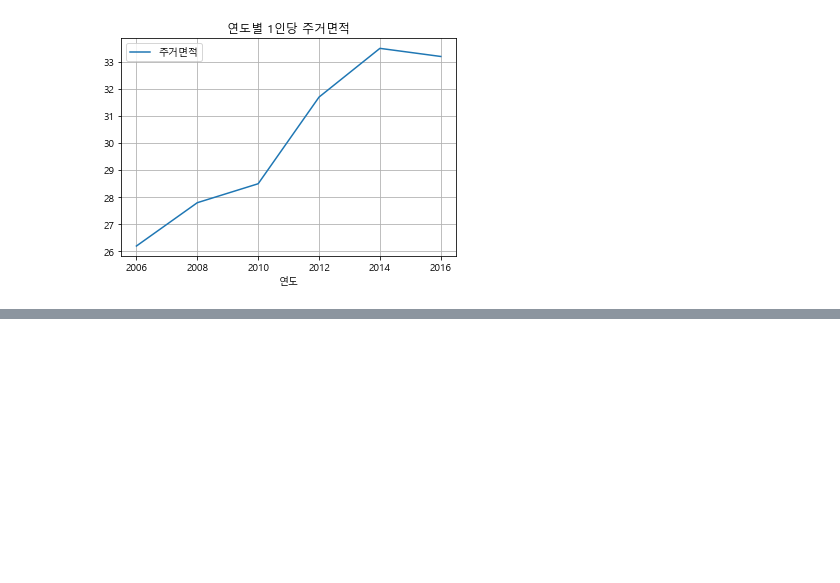
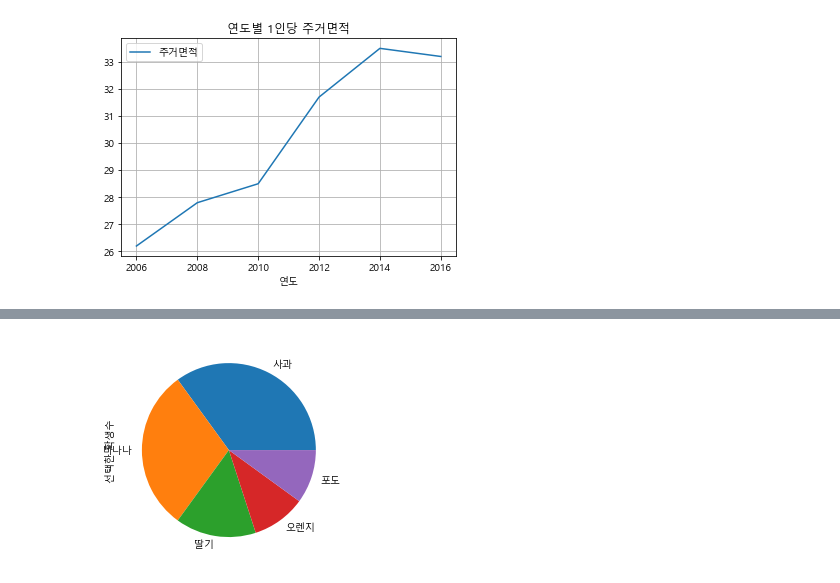
Before and after one commit to 2dowon/Playdata, a Jupyter notebook: Python/12 데이터 시각화/02 pandas로 그래프 그리기.ipynb, the cells around one changed output, grey strips where cells are left out. Cells and saved outputs as stored; diff of their text form; code cells hidden in the pictures; blank space fills up the shorter version.

```diff
--- a/Python/12 데이터 시각화/02 pandas로 그래프 그리기.ipynb
+++ b/Python/12 데이터 시각화/02 pandas로 그래프 그리기.ipynb
@@ -97,0 +212,5 @@ plt.show()
+# %%
+df_fruit.plot.pie()
+plt.show()
+# %% [output]
+[figure, added]
```
Also changed, not shown: parts of 15 cells of this notebook, 4 other files.
